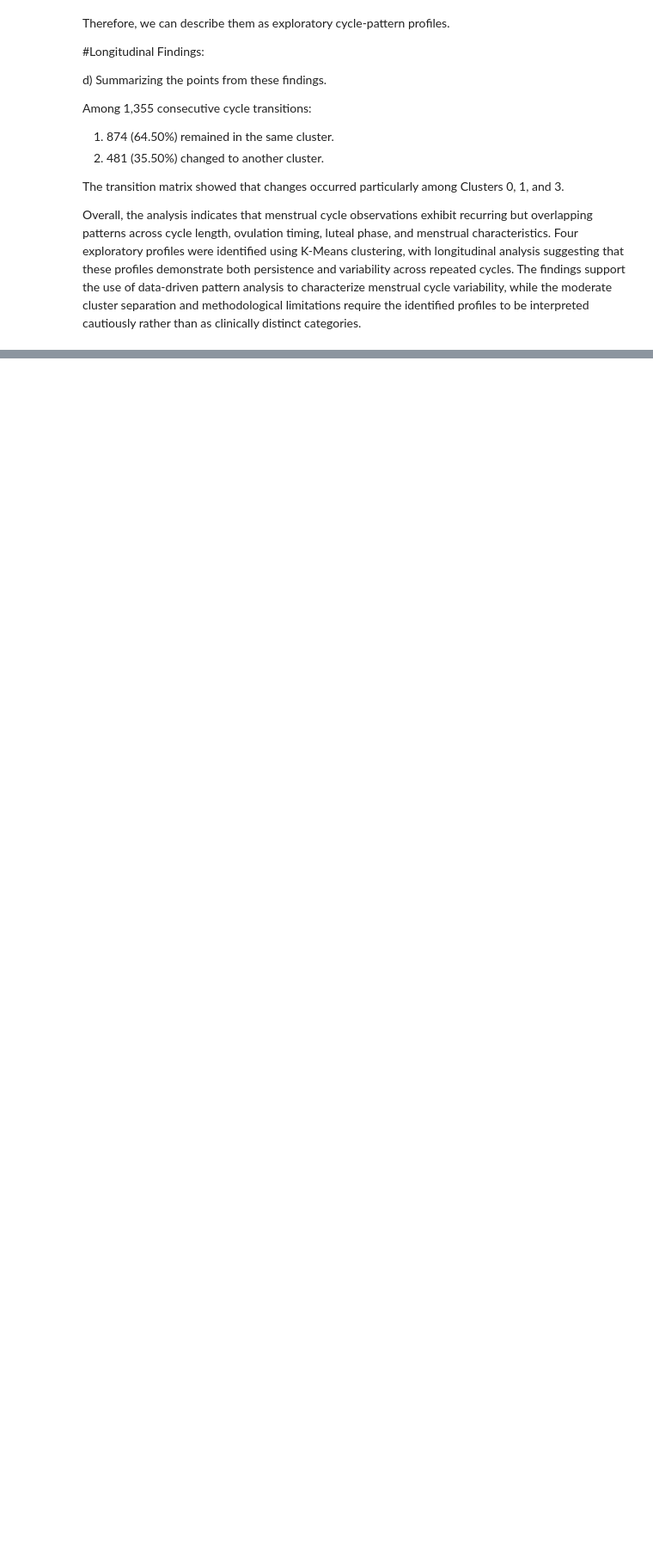
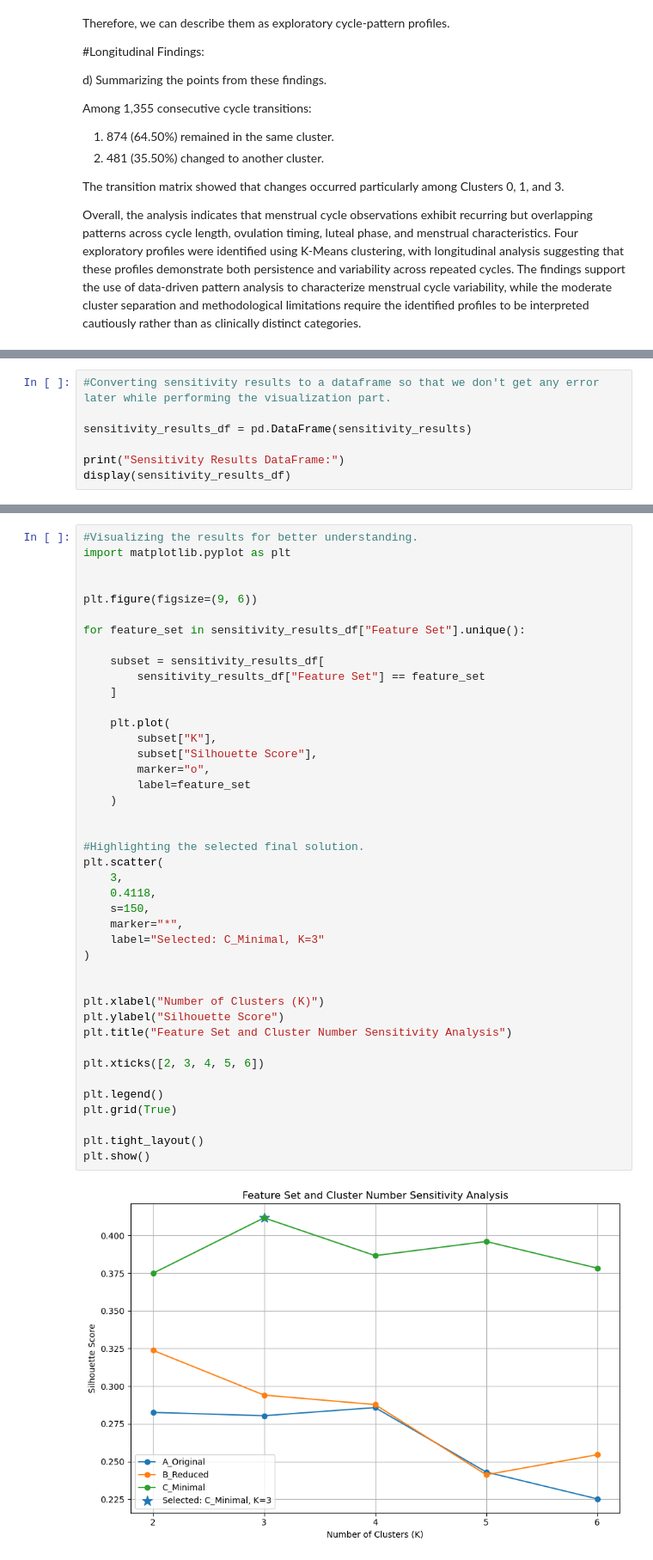
Before and after one commit to Siennawolfe/Thesis-Data-Assessment-01-Prarthana-Nataraj-Subash-, a Jupyter notebook: Data Quality Assessment.ipynb, the cells around one changed output, grey strips where cells are left out. Shown at 86% size. Saved outputs shown, nothing was run; the diff lists cells and outputs as text; blank space fills up the shorter version.

```diff
--- a/Data Quality Assessment.ipynb
+++ b/Data Quality Assessment.ipynb
@@ -1350,0 +3180,7 @@ Overall, the analysis indicates that menstrual cycle observations exhibit recurr
+# %%
+#Converting sensitivity results to a dataframe so that we don't get any error later while performing the visualization part.
+
+sensitivity_results_df = pd.DataFrame(sensitivity_results)
+
+print("Sensitivity Results DataFrame:")
+display(sensitivity_results_df)
@@ -1350,0 +3205,44 @@ Overall, the analysis indicates that menstrual cycle observations exhibit recurr
+# %%
+#Visualizing the results for better understanding.
+import matplotlib.pyplot as plt
+
+
+plt.figure(figsize=(9, 6))
+
+for feature_set in sensitivity_results_df["Feature Set"].unique():
+
+    subset = sensitivity_results_df[
+        sensitivity_results_df["Feature Set"] == feature_set
+    ]
+
+    plt.plot(
+        subset["K"],
+        subset["Silhouette Score"],
+        marker="o",
+        label=feature_set
+    )
+
+
+#Highlighting the selected final solution.
+plt.scatter(
+    3,
+    0.4118,
+    s=150,
+    marker="*",
+    label="Selected: C_Minimal, K=3"
+)
+
+
+plt.xlabel("Number of Clusters (K)")
+plt.ylabel("Silhouette Score")
+plt.title("Feature Set and Cluster Number Sensitivity Analysis")
+
+plt.xticks([2, 3, 4, 5, 6])
+
+plt.legend()
+plt.grid(True)
+
+plt.tight_layout()
+plt.show()
+# %% [output]
+[figure, added]
```
Also changed, not shown: parts of 81 cells of this notebook.
